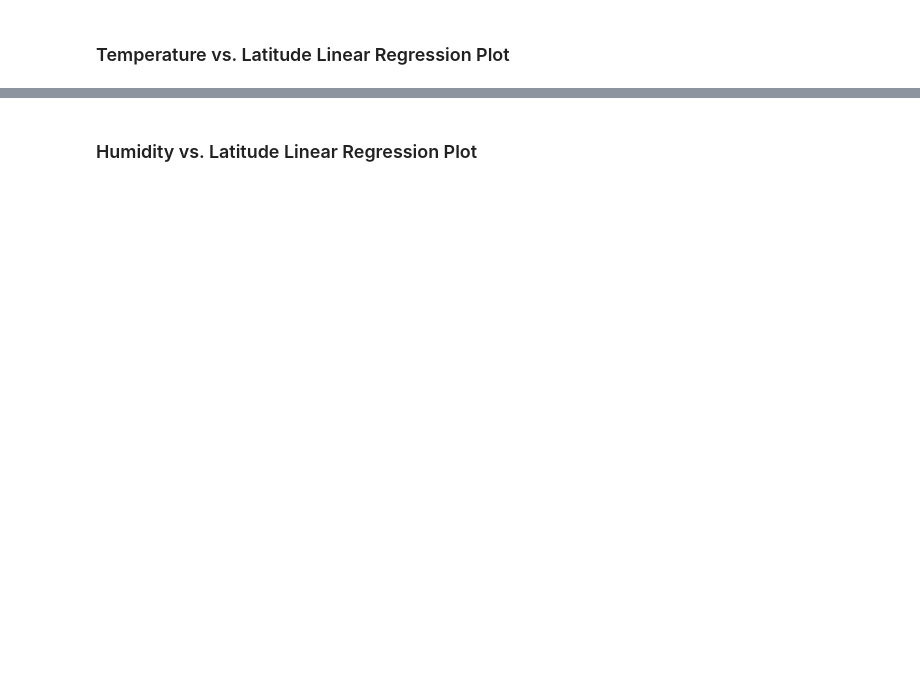
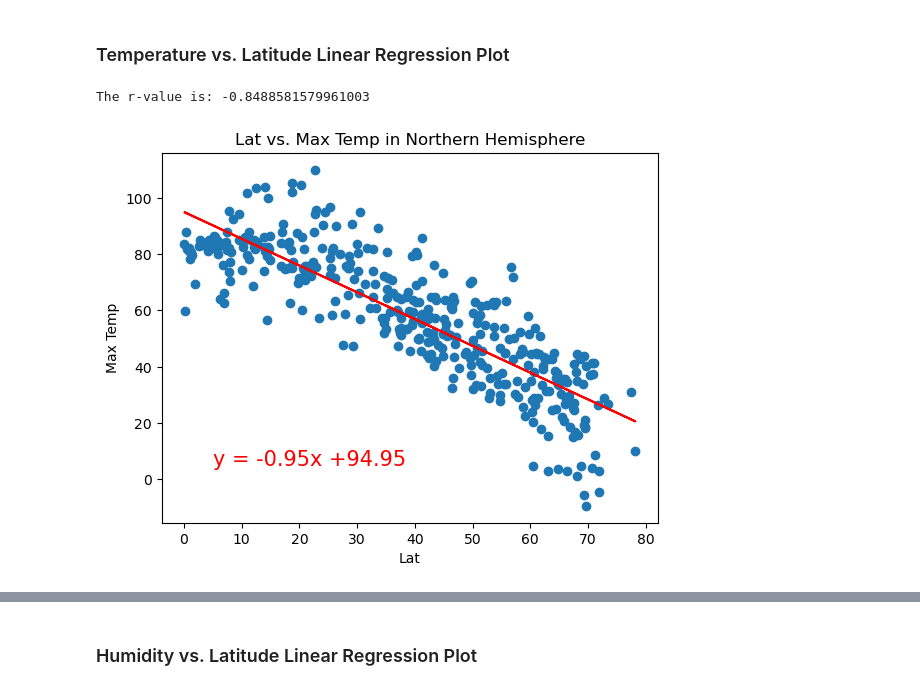
Before and after one commit to B-the-Reed/python-apis-challenge, a Jupyter notebook: WeatherPy/WeatherPy.ipynb, the cells around one changed output, grey strips where cells are left out. Cells and saved outputs as stored; diff of their text form; code cells hidden in the pictures; blank space fills up the shorter version.

```diff
--- a/WeatherPy/WeatherPy.ipynb
+++ b/WeatherPy/WeatherPy.ipynb
@@ -266,0 +352,30 @@ plt.show()
+# %%
+def northernlinregress(x,y):
+    x_values = northern_hemi_df[x]
+    y_values = northern_hemi_df[y]
+    (slope, intercept, rvalue, pvalue, stderr) = linregress(x_values, y_values)
+    regress_values = x_values * slope + intercept
+    plt.scatter(x_values, y_values)
+    plt.plot(x_values, regress_values, "r-")
+    plt.xlabel(x)
+    plt.ylabel(y)
+    plt.title(f"{x} vs. {y} in Northern Hemisphere")
+    line_eq = "y = " + str(round(slope,2)) + "x +" + str(round(intercept,2))
+    print(f"The r-value is: {rvalue}")
+    plt.annotate(line_eq,(5,5),fontsize=15,color="red")
+    plt.show()
+
+def southernlinregress(x,y):
+    x_values = southern_hemi_df[x]
+    y_values = southern_hemi_df[y]
+    (slope, intercept, rvalue, pvalue, stderr) = linregress(x_values, y_values)
+    regress_values = x_values * slope + intercept
+    plt.scatter(x_values, y_values)
+    plt.plot(x_values, regress_values, "r-")
+    plt.xlabel(x)
+    plt.ylabel(y)
+    plt.title(f"{x} vs. {y} in Southern Hemisphere")
+    line_eq = "y = " + str(round(slope,2)) + "x +" + str(round(intercept,2))
+    print(f"The r-value is: {rvalue}")
+    plt.annotate(line_eq,(-10,25),fontsize=15,color="red")
+    plt.show()
@@ -281 +436,8 @@ southern_hemi_df.head()
+# %%
+# Linear regression on Northern Hemisphere
+
+northernlinregress("Lat","Max Temp")
+# %% [output]
+The r-value is: -0.8488581579961003
+[figure, added]
 # %%
```
Also changed, not shown: parts of 38 cells of this notebook, 7 other files.
